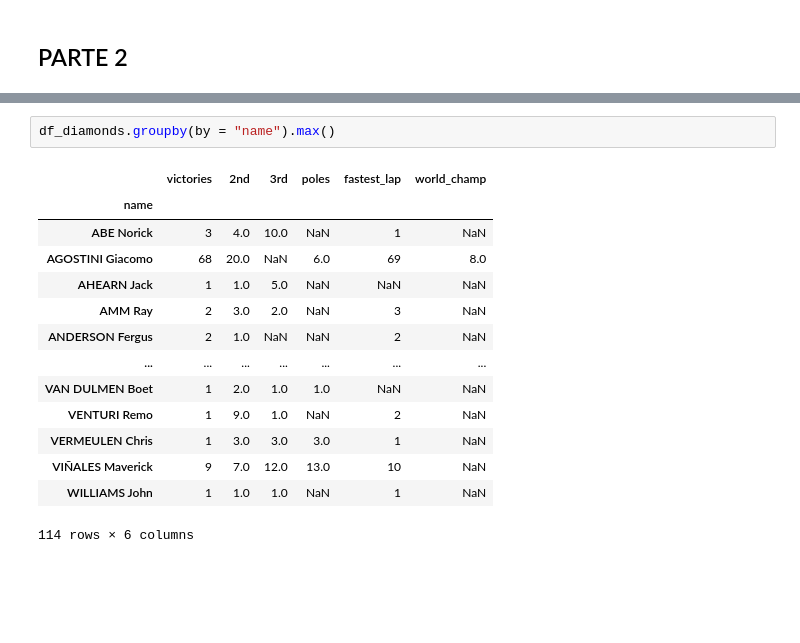
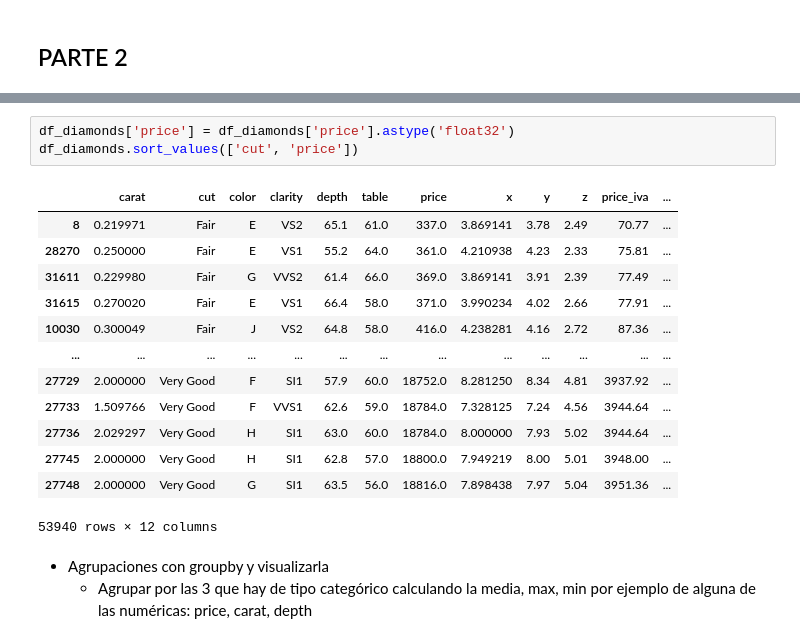
Before and after one commit to mplazap/Bootcamp_ejercicios, a Jupyter notebook: Tema 3 - Data Science/Ejercicio evaluable (19-01-2025)/M3 - Marino Plaza.ipynb, the cells around one changed output, grey strips where cells are left out. Drawn from its saved outputs; the diff is of its cells as text; blank space fills up the shorter version.

```diff
--- a/Tema 3 - Data Science/Ejercicio evaluable (19-01-2025)/M3 - Marino Plaza.ipynb
+++ b/Tema 3 - Data Science/Ejercicio evaluable (19-01-2025)/M3 - Marino Plaza.ipynb
@@ -501,17 +437,20 @@ array(['ROSSI Valentino', 'AGOSTINI Giacomo', 'MARQUEZ Marc',
-# %%
-df_diamonds.groupby(by = "name").max()
-# %% [output]
-|  | victories | 2nd | 3rd | poles | fastest_lap | world_champ |
-| name |  |  |  |  |  |  |
-| ABE Norick | 3 | 4.0 | 10.0 | NaN | 1 | NaN |
-| AGOSTINI Giacomo | 68 | 20.0 | NaN | 6.0 | 69 | 8.0 |
-| AHEARN Jack | 1 | 1.0 | 5.0 | NaN | NaN | NaN |
-| AMM Ray | 2 | 3.0 | 2.0 | NaN | 3 | NaN |
-| ANDERSON Fergus | 2 | 1.0 | NaN | NaN | 2 | NaN |
-| ... | ... | ... | ... | ... | ... | ... |
-| VAN DULMEN Boet | 1 | 2.0 | 1.0 | 1.0 | NaN | NaN |
-| VENTURI Remo | 1 | 9.0 | 1.0 | NaN | 2 | NaN |
-| VERMEULEN Chris | 1 | 3.0 | 3.0 | 3.0 | 1 | NaN |
-| VIÑALES Maverick | 9 | 7.0 | 12.0 | 13.0 | 10 | NaN |
-| WILLIAMS John | 1 | 1.0 | 1.0 | NaN | 1 | NaN |
-114 rows × 6 columns
+# %%
+df_diamonds['price'] = df_diamonds['price'].astype('float32')
+df_diamonds.sort_values(['cut', 'price'])
+# %% [output]
+|  | carat | cut | color | clarity | depth | table | price | x | y | z | price_iva | ... |
+| 8 | 0.219971 | Fair | E | VS2 | 65.1 | 61.0 | 337.0 | 3.869141 | 3.78 | 2.49 | 70.77 | ... |
+| 28270 | 0.250000 | Fair | E | VS1 | 55.2 | 64.0 | 361.0 | 4.210938 | 4.23 | 2.33 | 75.81 | ... |
+| 31611 | 0.229980 | Fair | G | VVS2 | 61.4 | 66.0 | 369.0 | 3.869141 | 3.91 | 2.39 | 77.49 | ... |
+| 31615 | 0.270020 | Fair | E | VS1 | 66.4 | 58.0 | 371.0 | 3.990234 | 4.02 | 2.66 | 77.91 | ... |
+| 10030 | 0.300049 | Fair | J | VS2 | 64.8 | 58.0 | 416.0 | 4.238281 | 4.16 | 2.72 | 87.36 | ... |
+| ... | ... | ... | ... | ... | ... | ... | ... | ... | ... | ... | ... | ... |
+| 27729 | 2.000000 | Very Good | F | SI1 | 57.9 | 60.0 | 18752.0 | 8.281250 | 8.34 | 4.81 | 3937.92 | ... |
+| 27733 | 1.509766 | Very Good | F | VVS1 | 62.6 | 59.0 | 18784.0 | 7.328125 | 7.24 | 4.56 | 3944.64 | ... |
+| 27736 | 2.029297 | Very Good | H | SI1 | 63.0 | 60.0 | 18784.0 | 8.000000 | 7.93 | 5.02 | 3944.64 | ... |
+| 27745 | 2.000000 | Very Good | H | SI1 | 62.8 | 57.0 | 18800.0 | 7.949219 | 8.00 | 5.01 | 3948.00 | ... |
+| 27748 | 2.000000 | Very Good | G | SI1 | 63.5 | 56.0 | 18816.0 | 7.898438 | 7.97 | 5.04 | 3951.36 | ... |
+53940 rows × 12 columns
+# %% [markdown]
+* Agrupaciones con groupby y visualizarla
+    * Agrupar por las 3 que hay de tipo categórico calculando la media, max, min por ejemplo de alguna de las numéricas: price, carat, depth
```
Also changed, not shown: parts of 27 cells of this notebook.
